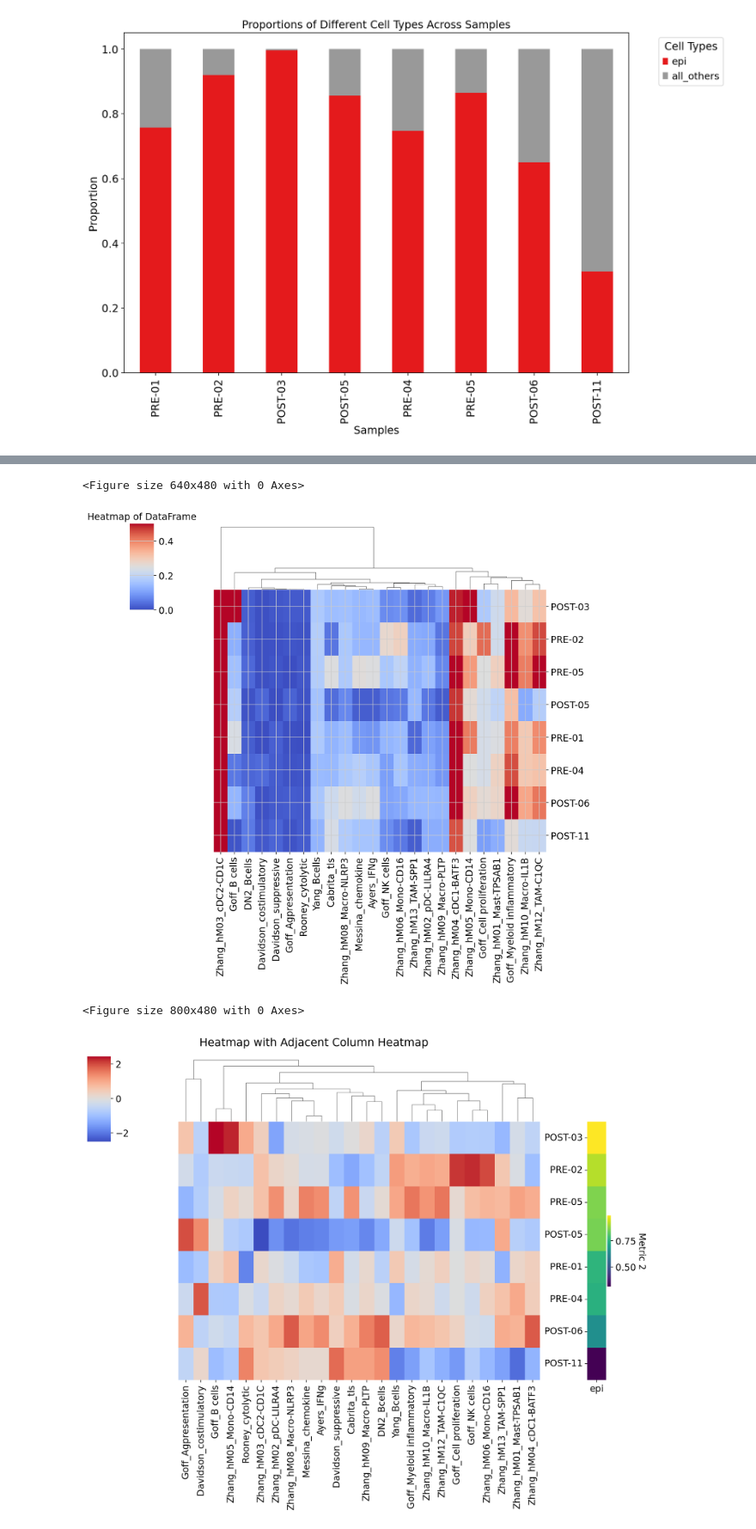
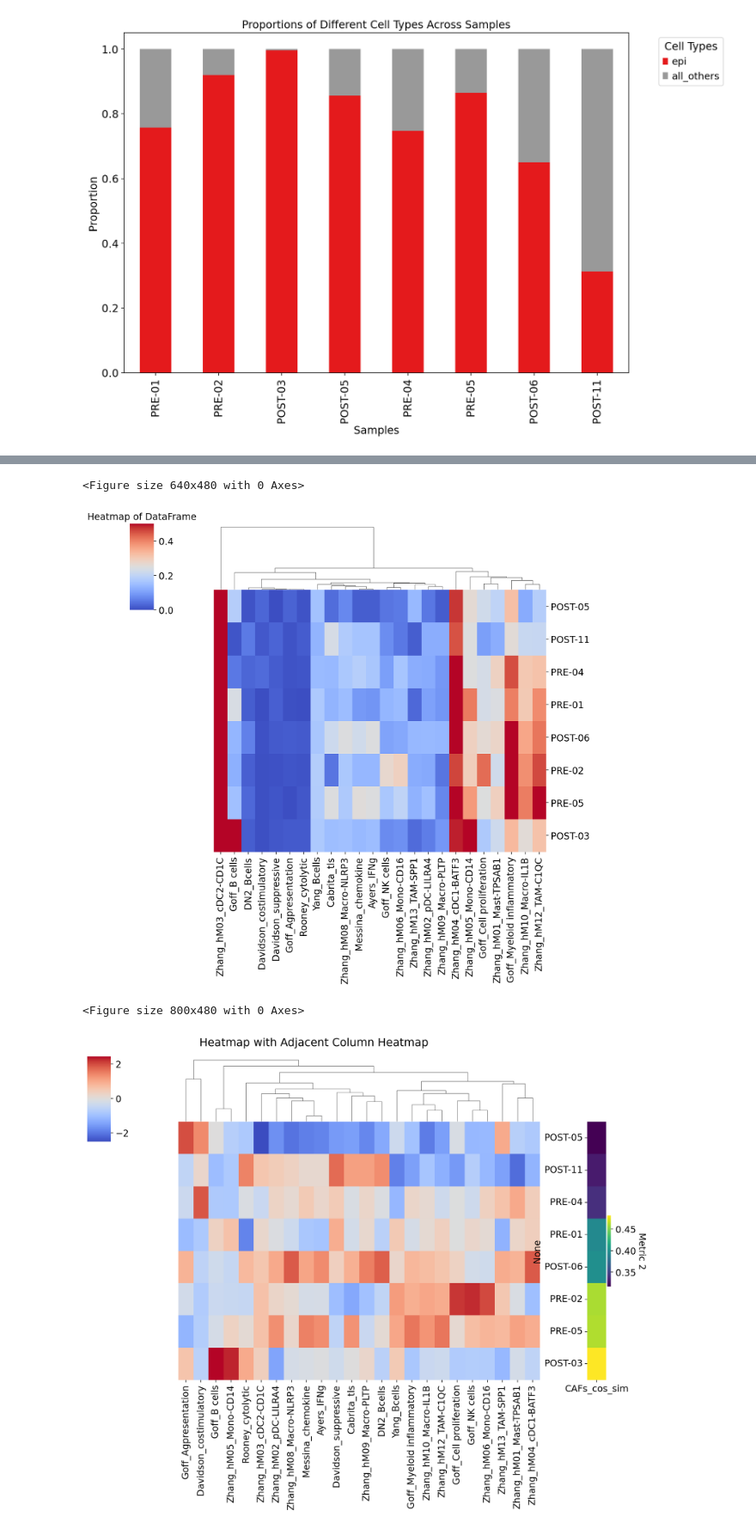
Before and after one commit to sean-otoole/BRCA_2024, a Jupyter notebook: infiltration_scoring_with_gene_signatures.ipynb, the cells around one changed output, grey strips where cells are left out. Shown at 86% size. Drawn from its saved outputs; the diff is of its cells as text; code cells hidden in the pictures.

Commit message:
numerous adjustments to pipeline
Still a work in progress, major change is the addition of bulk rna seq integration via gene signature scores data frame from prior analysis imported as an RDS object.

```diff
--- a/infiltration_scoring_with_gene_signatures.ipynb
+++ b/infiltration_scoring_with_gene_signatures.ipynb
@@ -442,3 +443,34 @@ from scipy.stats import zscore
 
 signature_scores_df = signature_scores_df.apply(pd.to_numeric, errors='coerce')
 signature_scores_df_z = signature_scores_df.apply(zscore)
+# %%
+#altnerate code for ordering the samples, based on averaging a varibale present within the adata objects
+
+current_variable = 'B-cells_cos_sim'
+current_variable = 'T-cells_cos_sim'
+current_variable = 'CAFs_cos_sim'
+
+mean_list = [(sample_name, np.mean(visium_samples[sample_name].obs[current_variable])) for sample_name in visium_samples]
+
+only_means_list = [t[1] for t in mean_list]  #take the second member of the tuples
+
+# Convert the list of tuples into a DataFrame
+# mean_df = pd.DataFrame(mean_list, columns=['Sample_Name', current_variable])
+
+mean_df = pd.DataFrame(only_means_list, index=[sample_names], columns = [current_variable])
+
+sorted_mean_df = mean_df.sort_values(by=current_variable, ascending=True)
+
+rownames = sorted_mean_df.index.tolist()
+rownames = [t[0] for t in rownames]
+# Display the DataFrame
+print(sorted_mean_df)
+
+signature_scores_df = signature_scores_df.loc[rownames]
+
+from scipy.stats import zscore
+
+signature_scores_df = signature_scores_df.apply(pd.to_numeric, errors='coerce')
+signature_scores_df_z = signature_scores_df.apply(zscore)
+
+signature_scores_df_z
@@ -453,7 +505,7 @@ plt.title('Heatmap of DataFrame')
 plt.show()
 # %% [output]
 <Figure size 640x480 with 0 Axes>
-[figure, old version]
+[figure, new version]
 # %%
 import matplotlib.pyplot as plt
 import seaborn as sb
@@ -461,34 +513,36 @@ import seaborn as sb
 # Create the primary heatmap using clustermap
 plt.figure(figsize=(10, 6))  # Increase figure width to accommodate both heatmaps
 clusterMapPlot = sb.clustermap(signature_scores_df_z, annot=False, cmap='coolwarm', fmt='.2f', col_cluster=True, row_cluster=False, yticklabels=False)
 plt.rcParams["axes.grid"] = False
 
 # Ensure df2 is a DataFrame with a single column
 df2 = simple_df[['epi']]  # Make sure it's a DataFrame, not a Series
+
+df2 = sorted_mean_df[[current_variable]]
 
 # Place the second heatmap farther away from the first one
 # Use the same row order as the first heatmap (since no row clustering is applied)
 heatmap_ax = clusterMapPlot.ax_heatmap  # The axis of the main heatmap
 x, y, width, height = heatmap_ax.get_position().bounds
 
 # Add a new axis for the second heatmap with increased space
 ax2 = clusterMapPlot.fig.add_axes([x + width + 0.1, y, 0.05, height])  # Increase spacing here
 
 # Plot the second heatmap
 sb.heatmap(df2.loc[signature_scores_df_z.index], cmap='viridis', cbar=True, ax=ax2, annot=False)
 
 # Adjust colorbar position
 colorbar = ax2.collections[0].colorbar
 colorbar.ax.set_ylabel('Metric 2', rotation=270, labelpad=15)
 
 # Adjust the title to avoid overlap
 clusterMapPlot.fig.suptitle('Heatmap with Adjacent Column Heatmap', y=1.02)
 
 # Show the plot
 plt.show()
 # %% [output]
 <Figure size 800x480 with 0 Axes>
-[figure, old version]
+[figure, new version]
 # %%
 for signature in signature_groups_list:
     fig, axs = plt.subplots(8, 1, sharey=True, figsize=(10, 20))  # Increase the height and width
```
Also changed, not shown: parts of 8 cells of this notebook.
